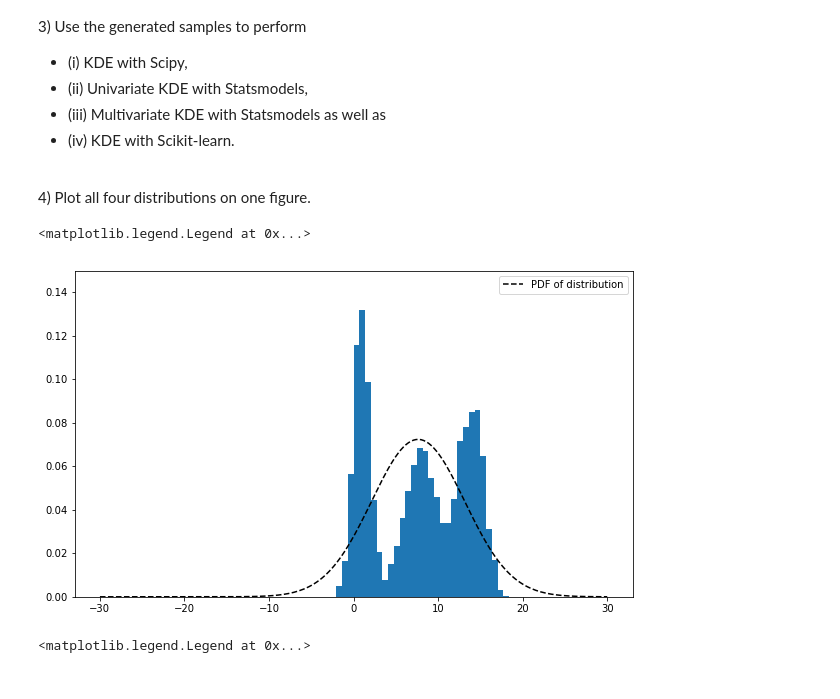
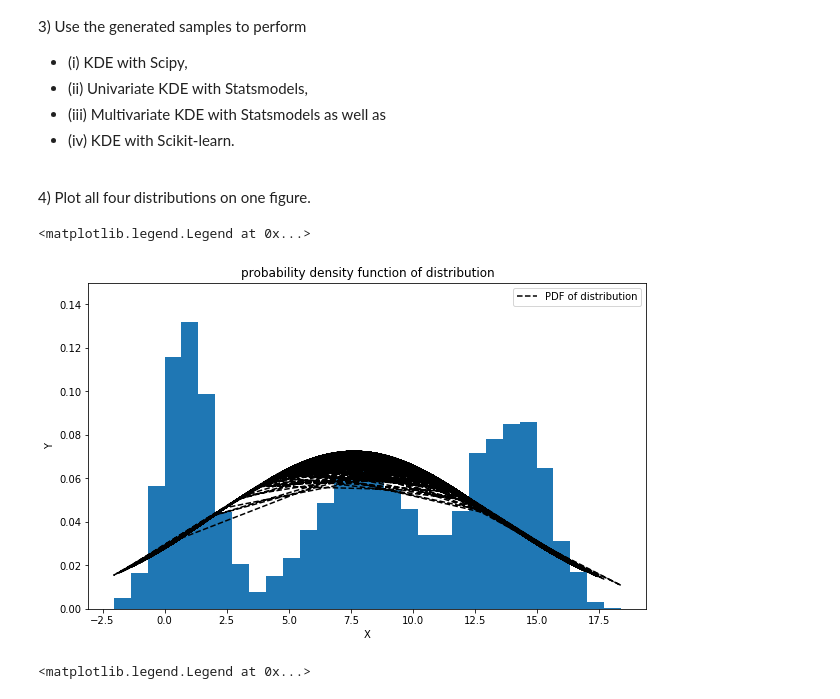
Before and after one commit to Ravikiran-Bhat-Git/learning_and_adaptivity, a Jupyter notebook: assignment03/LA03_Ex2_KDE.ipynb, the cells around one changed output. Saved outputs shown, nothing was run; the diff lists cells and outputs as text; code cells hidden in the pictures.

```diff
--- a/assignment03/LA03_Ex2_KDE.ipynb
+++ b/assignment03/LA03_Ex2_KDE.ipynb
@@ -32,24 +34,25 @@ from statsmodels.nonparametric.kernel_density import KDEMultivariate
 # %%
 np.random.seed(0)
 gaussian1 = 1 + 1 * np.random.randn(1000)
 gaussian2 = 8 + 2 * np.random.randn(1000)
 gaussian3 = 14 + 1.5 * np.random.randn(1000)
 gaussian_mixture = np.hstack([gaussian1, gaussian2, gaussian3])
 
 df = pd.DataFrame(gaussian_mixture, columns=['data'])
 # parametric fit: assume normal distribution
-loc_param, scale_param = stats.norm.fit(df)
-param_density = stats.norm.pdf(x, loc=loc_param, scale=scale_param)
-
+param_density = stats.norm.pdf(gaussian_mixture, np.mean(gaussian_mixture), np.std(gaussian_mixture))
 
 fig, ax = plt.subplots(figsize=(10, 6))
 ax.hist(df.values, bins=30, normed=True)
-ax.plot(x, param_density, 'k--', label='PDF of distribution')
+ax.plot(df, param_density, 'k--', label='PDF of distribution')
 ax.set_ylim([0, 0.15])
+ax.set_xlabel("X")
+ax.set_ylabel("Y")
+ax.set_title("probability density function of distribution")
 ax.legend(loc='best')
 # %% [output]
 <matplotlib.legend.Legend at 0x...>
-[figure, old version]
+[figure, new version]
 # %%
 # non-parametric pdf
 fig, ax = plt.subplots(figsize=(10, 6))
```
Also changed, not shown: parts of 2 cells of this notebook.
